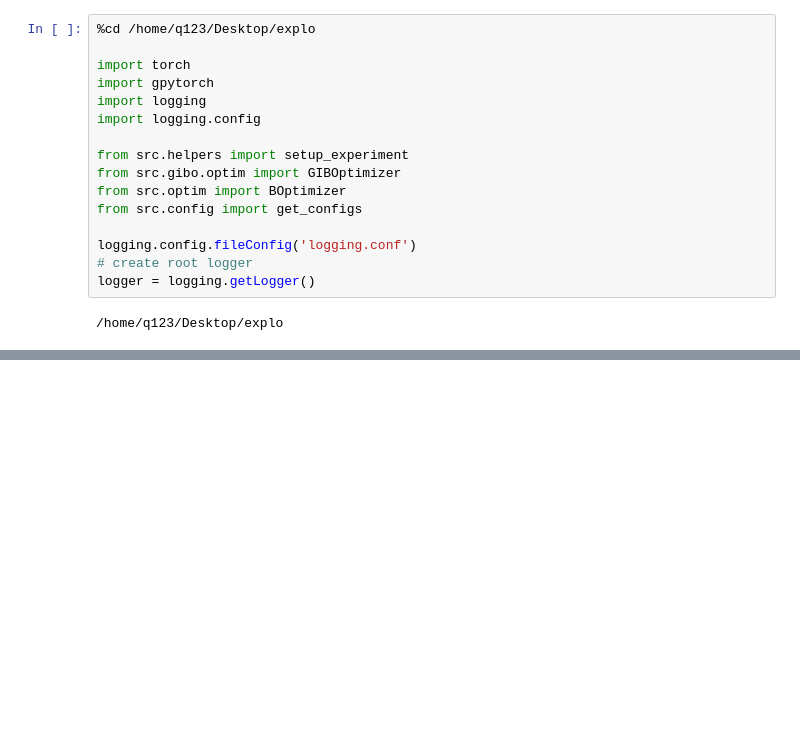
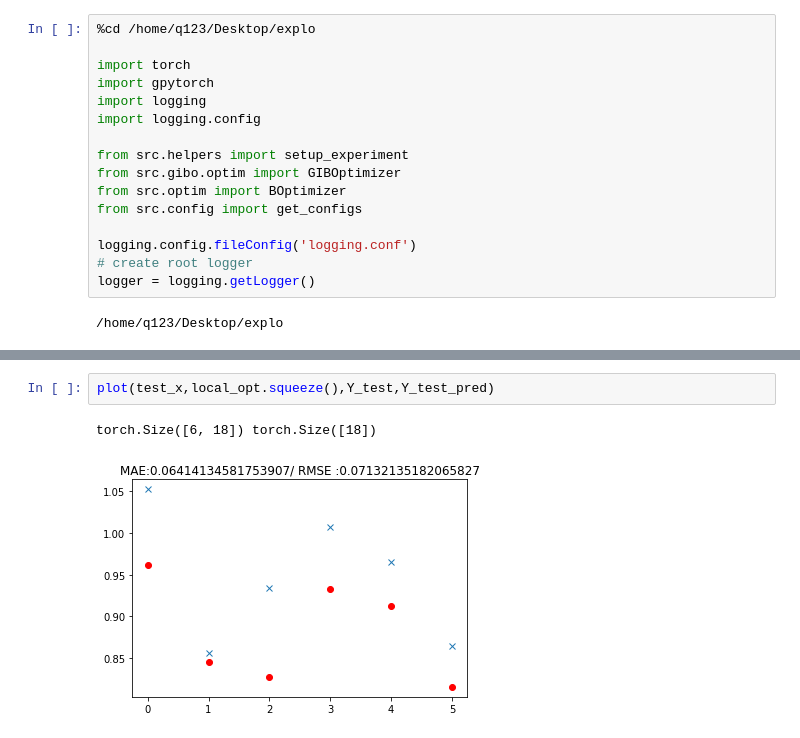
Before and after one commit to kallel-mahdi/explo, a Jupyter notebook: experiments/tester.ipynb, the cells around one changed output, grey strips where cells are left out. Cells and saved outputs as stored; diff of their text form; blank space fills up the shorter version.

```diff
--- a/experiments/tester.ipynb
+++ b/experiments/tester.ipynb
@@ -129,0 +117,5 @@ tensor([0.0220])
+# %%
+plot(test_x,local_opt.squeeze(),Y_test,Y_test_pred)
+# %% [output]
+torch.Size([6, 18]) torch.Size([18])
+[figure, added]
```
Also changed, not shown: parts of 10 cells of this notebook, 7 other files.
